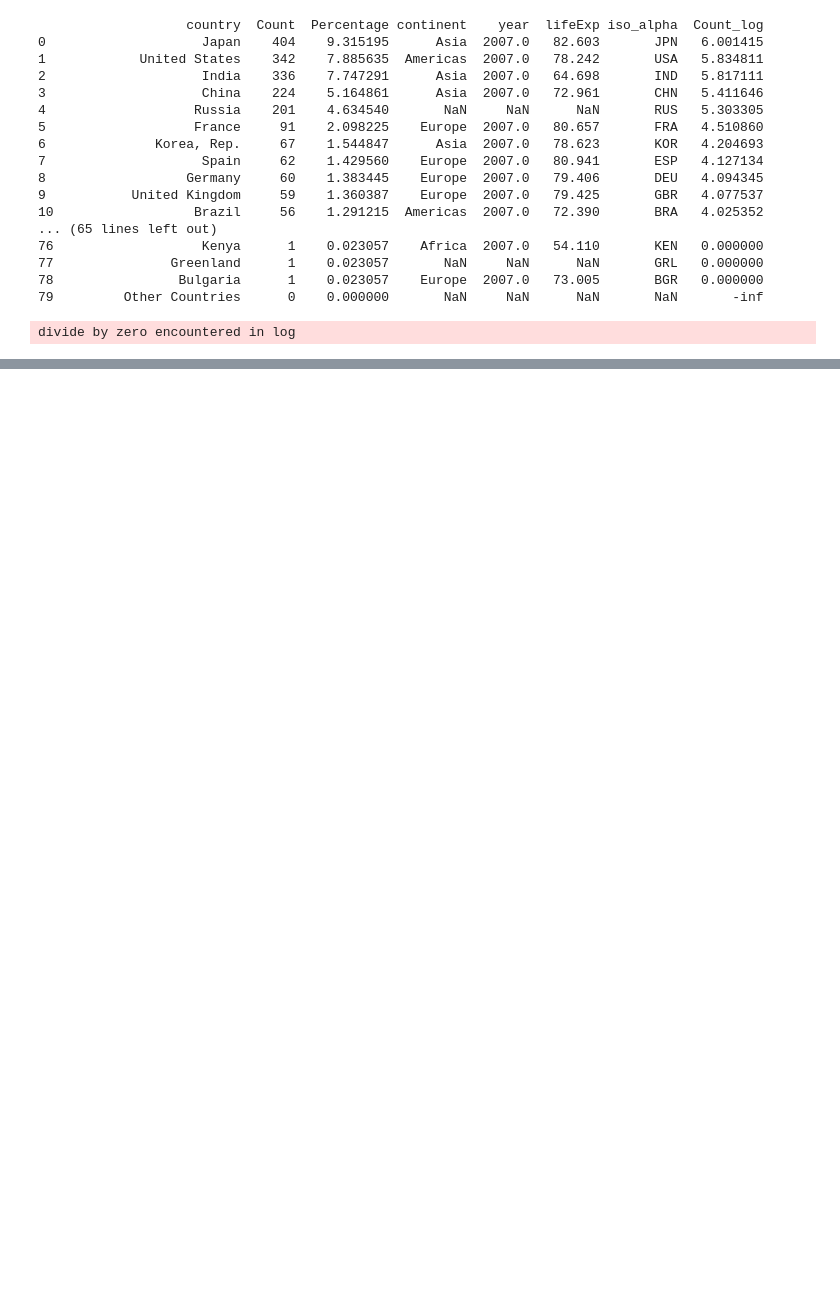
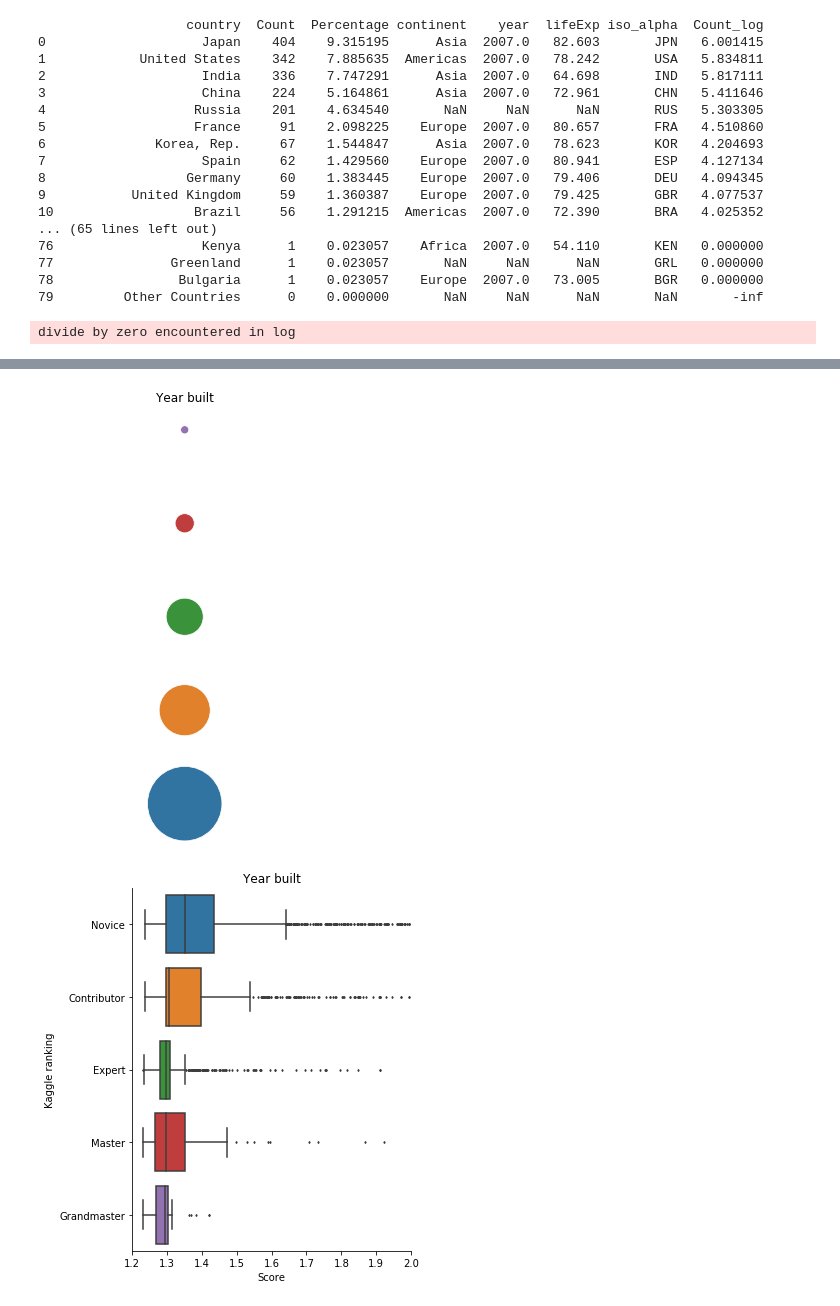
Before and after one commit to buds-lab/ashrae-great-energy-predictor-3-overview-analysis, a Jupyter notebook: Demographics/Map.ipynb, the cells around one changed output, grey strips where cells are left out. Drawn from its saved outputs; the diff is of its cells as text; code cells hidden in the pictures; blank space fills up the shorter version.

```diff
--- a/Demographics/Map.ipynb
+++ b/Demographics/Map.ipynb
@@ -285,0 +628,46 @@ fig.show()
+# %%
+# private_leaderboard.txt is the html code (in string format) downloaded directly from the web url leaderboard
+with open('private_leaderboard.txt', 'r', encoding="utf-8") as file:
+    table_string = file.read()
+
+# Create a dictionary with team name : team members
+team_locations = [m.start() for m in re.finditer('data-th="Team Name" title=', table_string)]
+team_names = [table_string[team+27 : (team+29+table_string[team+29:].find('"'))] for team in team_locations]
+
+teams_members_dict = {}
+teams_scores = {}
+for ind, x in enumerate(team_locations):
+    end_of_string = team_locations[ind+1] if ind+1 != len(team_locations) else len(table_string)
+    temp_string = table_string[x:end_of_string]
+
+    users_on_team = [m.start() for m in re.finditer('class="avatar" href="', temp_string)]
+    team_participants = [temp_string[participant + 21: (participant + 23 + temp_string[participant + 23:].find('"'))]
+                         for participant in users_on_team]
+
+    teams_members_dict[team_names[ind]] = team_participants
+
+    score_loc_start = temp_string.find('class="competition-leaderboard__td-score">')
+    score_loc_end = temp_string.find('</td><td data-th="Number of Entries" class')
+    score = float(temp_string[score_loc_start+42:score_loc_end])
+
+    if ind != 3571:
+        entires_loc_start = temp_string.find('class="competition-leaderboard__td-entries">')
+        entires_loc_end = temp_string.find('</td><td data-th="Last Entry" class')
+        entries = float(temp_string[entires_loc_start+44:entires_loc_end])
+        teams_scores[team_names[ind]] = [ind+1, score, entries]
+
+participant_urls = [item for sublist in list(teams_members_dict.values()) for item in sublist]
+# get_participant_info(participant_urls)  # NO NEED TO RUN THIS ANYMORE -- ALL INFO SCRAPPED AND PICKLED
+participant_dict2 = pickle.load(open('kaggle_profiles_all2.obj', 'rb'))
+
+# NEW DATAFRAMES
+final_df = create_final_df(teams_scores)
+medals_df = create_medals_df(final_df)
+# %%
+# PLOTS FOR KAGGLE RANKING // RANK VS. #COMPETITIONS // JOIN DATES // MEDALS
+rank_df = ranking_plots(participant_dict2)
+score_boxplot(final_df)
+rank_competitions_df = rankVcompetitions(participant_dict2)
+# %% [output]
+[figure, added]
+[figure, added]
```
Also changed, not shown: parts of 4 cells of this notebook.
